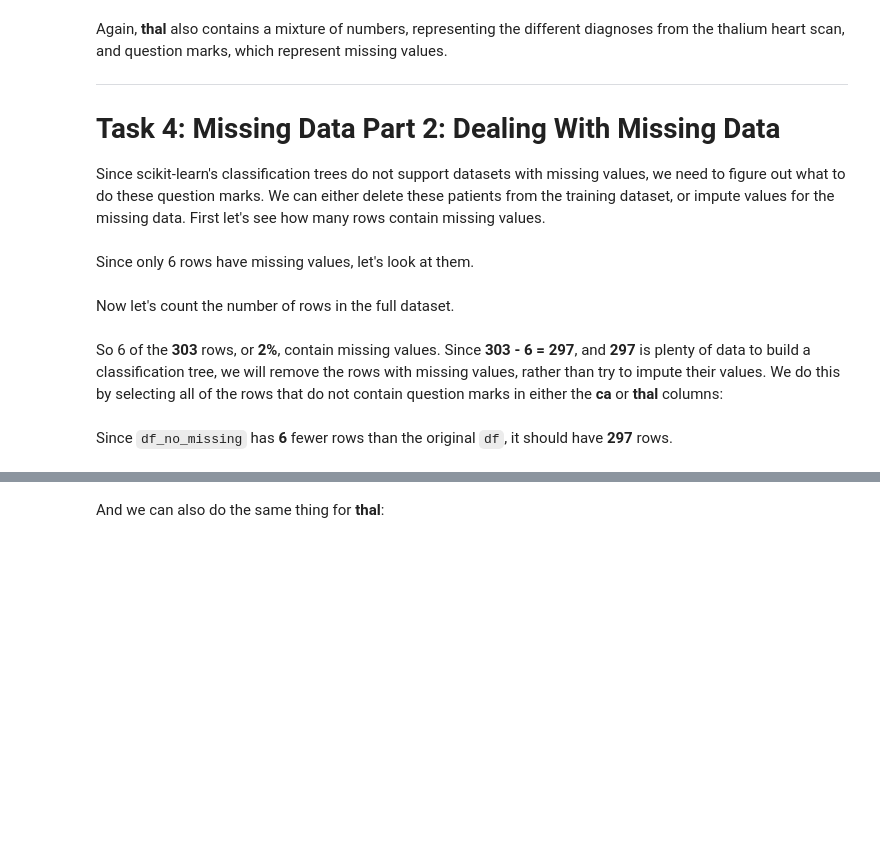
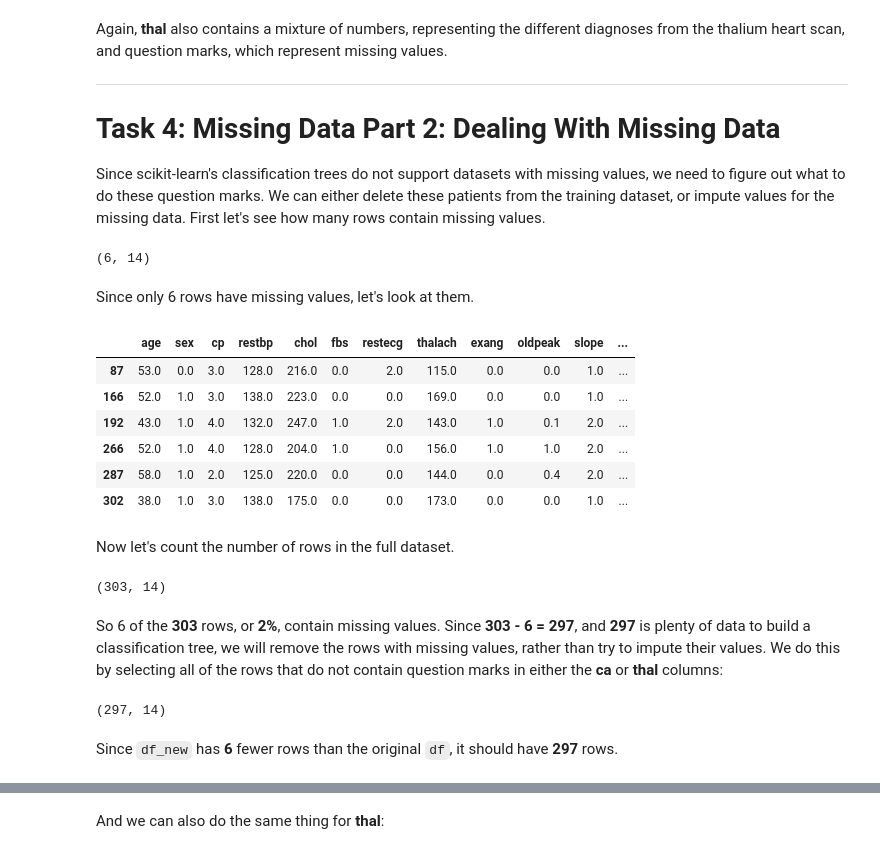
Before and after one commit to MassGH2023/Supervised-Machine-Learning-Classification, a Jupyter notebook: classification_trees.ipynb, the cells around one changed output, grey strips where cells are left out. Cells and saved outputs as stored; diff of their text form; code cells hidden in the pictures; blank space fills up the shorter version.

```diff
--- a/classification_trees.ipynb
+++ b/classification_trees.ipynb
@@ -77,4 +77,4 @@ Specifically, we are going to use the **[Heart Disease Dataset](https://archive.
 
 **NOTE:** When **pandas** (**pd**) reads in data, it returns a **data frame**, which is a lot like a spreadsheet. The data are organized in rows and columns and each row can contain a mixture of text and numbers. The standard variable name for a **data frame** is the initials **df**, and that is what we will use here:
 # %%
-df = pd.read_csv("processed.cleveland.data", header=None)
+df = pd.read_csv("https://raw.githubusercontent.com/MassGH2023/Supervised-Machine-Learning-Classification/refs/heads/main/datasets/processed.cleveland.data", header=None)
@@ -80,0 +90,15 @@ df = pd.read_csv("processed.cleveland.data", header=None)
+# %%
+df.columns =['age',
+    'sex',
+    'cp',
+    'restbp',
+    'chol',
+    'fbs',
+    'restecg',
+    'thalach',
+    'exang',
+    'oldpeak',
+    'slope',
+    'ca',
+    'thal',
+    'hd']
@@ -148,11 +219,34 @@ Again, **thal** also contains a mixture of numbers, representing the different d
 # Task 4: Missing Data Part 2: Dealing With Missing Data
 
 Since scikit-learn's classification trees do not support datasets with missing values, we need to figure out what to do these question marks. We can either delete these patients from the training dataset, or impute values for the missing data. First let's see how many rows contain missing values.
+# %%
+df.loc[(df['ca'] == "?") | (df["thal"] == "?")].shape
+# %% [output]
+(6, 14)
 # %% [markdown]
 Since only 6 rows have missing values, let's look at them.
+# %%
+df.loc[(df['ca'] == "?") | (df["thal"] == "?")]
+# %% [output]
+|  | age | sex | cp | restbp | chol | fbs | restecg | thalach | exang | oldpeak | slope | ... |
+| 87 | 53.0 | 0.0 | 3.0 | 128.0 | 216.0 | 0.0 | 2.0 | 115.0 | 0.0 | 0.0 | 1.0 | ... |
+| 166 | 52.0 | 1.0 | 3.0 | 138.0 | 223.0 | 0.0 | 0.0 | 169.0 | 0.0 | 0.0 | 1.0 | ... |
+| 192 | 43.0 | 1.0 | 4.0 | 132.0 | 247.0 | 1.0 | 2.0 | 143.0 | 1.0 | 0.1 | 2.0 | ... |
+| 266 | 52.0 | 1.0 | 4.0 | 128.0 | 204.0 | 1.0 | 0.0 | 156.0 | 1.0 | 1.0 | 2.0 | ... |
+| 287 | 58.0 | 1.0 | 2.0 | 125.0 | 220.0 | 0.0 | 0.0 | 144.0 | 0.0 | 0.4 | 2.0 | ... |
+| 302 | 38.0 | 1.0 | 3.0 | 138.0 | 175.0 | 0.0 | 0.0 | 173.0 | 0.0 | 0.0 | 1.0 | ... |
 # %% [markdown]
 Now let's count the number of rows in the full dataset.
+# %%
+df.shape
+# %% [output]
+(303, 14)
 # %% [markdown]
 So 6 of the **303** rows, or **2%**, contain missing values. Since **303 - 6 = 297**, and **297** is plenty of data to build a classification tree, we will remove the rows with missing values, rather than try to impute their values. We do this by selecting all of the rows that do not contain question marks in either the **ca** or **thal** columns:
+# %%
+df_new = df.loc[(df['ca'] != "?") & (df['thal'] != "?")]
+df_new.shape
+# %% [output]
+(297, 14)
 # %% [markdown]
-Since `df_no_missing` has **6** fewer rows than the original `df`, it should have **297** rows.
+Since `df_new` has **6** fewer rows than the original `df`, it should have **297** rows.
```
Also changed, not shown: parts of 42 cells of this notebook.
